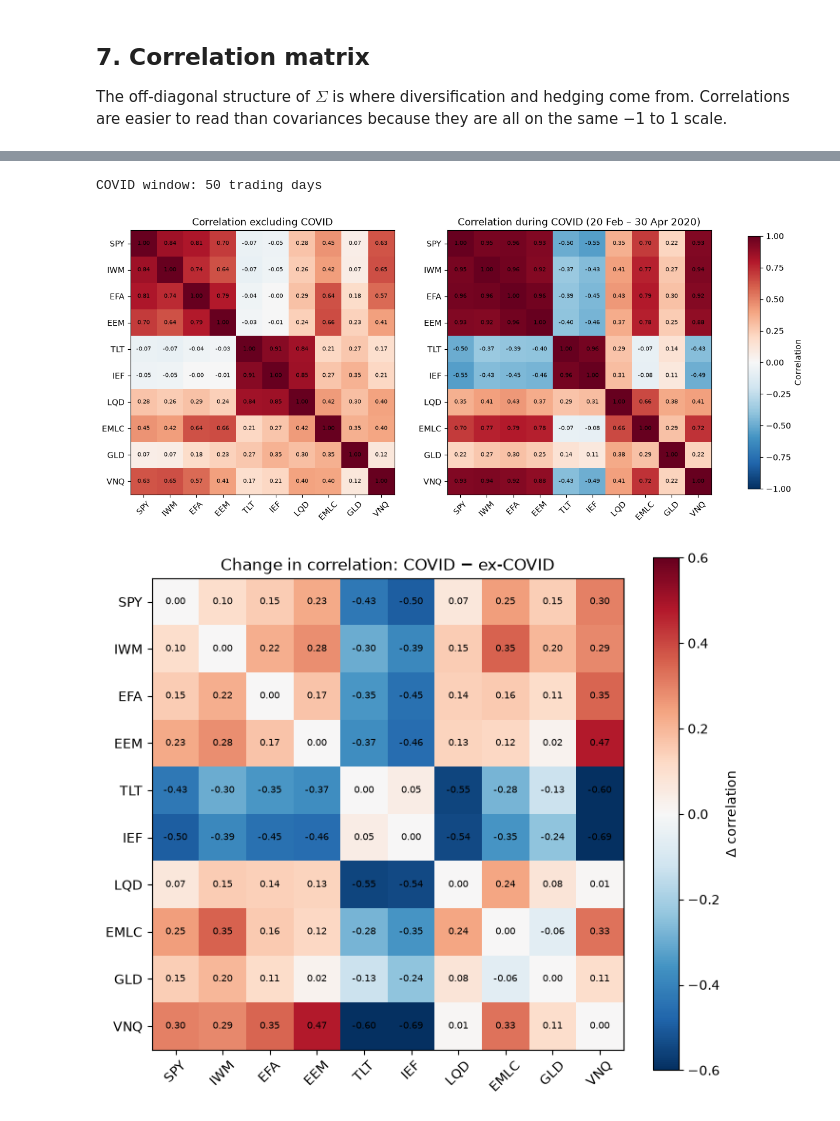
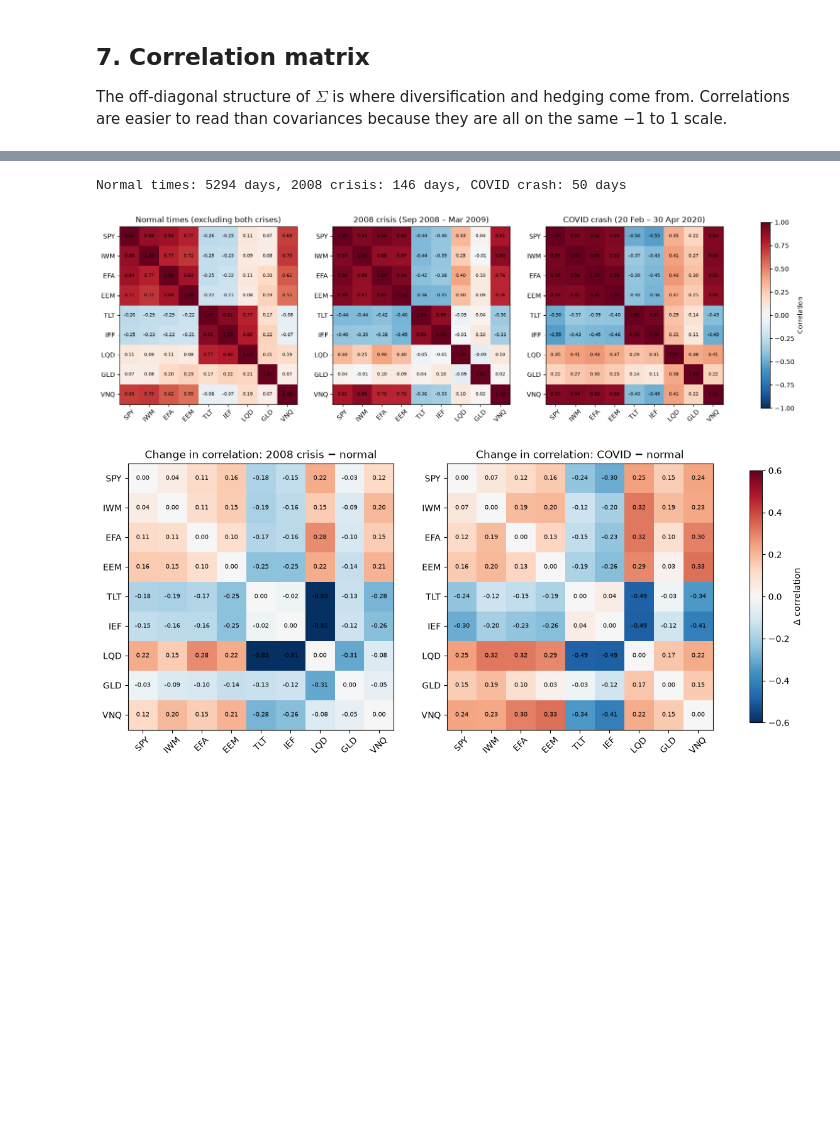
Before and after one commit to juanciro-commits/Portfolio-Allocation-Project, a Jupyter notebook: portfolio_data_pipeline.ipynb, the cells around one changed output, grey strips where cells are left out. Cells and saved outputs as stored; diff of their text form; code cells hidden in the pictures; blank space fills up the shorter version.

```diff
--- a/portfolio_data_pipeline.ipynb
+++ b/portfolio_data_pipeline.ipynb
@@ -152,0 +156,19 @@ Sample skewness and kurtosis are driven by a handful of extreme days. To see how
+# %%
+gfc = (returns.index >= "2008-09-01") & (returns.index <= "2009-03-31")
+covid = (returns.index >= "2020-02-20") & (returns.index <= "2020-04-30")
+print(f"2008 crisis window: {gfc.sum()} days, COVID window: {covid.sum()} days")
+
+# How kurtosis and skewness change when each crisis is removed
+samples = {
+    "full": returns,
+    "ex_2008": returns[~gfc],
+    "ex_covid": returns[~covid],
+    "ex_both": returns[~(gfc | covid)],
+}
+kurtosis = pd.DataFrame({name: r.kurt() for name, r in samples.items()})
+skewness = pd.DataFrame({name: r.skew() for name, r in samples.items()})
+print("Excess kurtosis:")
+print(kurtosis.round(2))
+print()
+print("Skewness:")
+print(skewness.round(3))
@@ -242,37 +282,39 @@ The analysis has three parts:
 3. **Rolling 6-month correlation between SPY and TLT**, to check whether the stock–bond relationship is stable over time or changes across market regimes.
 # %%
-covid = (returns.index >= "2020-02-20") & (returns.index <= "2020-04-30")
+normal = ~(gfc | covid)
+corr_normal = returns[normal].corr()
+corr_gfc = returns[gfc].corr()
 corr_covid = returns[covid].corr()
-corr_ex = returns[~covid].corr()
-corr_diff = corr_covid - corr_ex
 
-print(f"COVID window: {covid.sum()} trading days")
+print(f"Normal times: {normal.sum()} days, 2008 crisis: {gfc.sum()} days, COVID crash: {covid.sum()} days")
 
 def plot_corr(ax, m, title, vmin=-1, vmax=1):
     im = ax.imshow(m, cmap="RdBu_r", vmin=vmin, vmax=vmax)
     ax.set_xticks(range(K))
     ax.set_yticks(range(K))
     ax.set_xticklabels(tickers, rotation=45)
     ax.set_yticklabels(tickers)
     for i in range(K):
         for j in range(K):
             ax.text(j, i, f"{m.iloc[i, j]:.2f}", ha="center", va="center", fontsize=7)
     ax.set_title(title)
     return im
 
-# 1) Ex-COVID vs COVID only
-fig, axes = plt.subplots(1, 2, figsize=(16, 7))
-plot_corr(axes[0], corr_ex, "Correlation excluding COVID")
-im = plot_corr(axes[1], corr_covid, "Correlation during COVID (20 Feb – 30 Apr 2020)")
+# 1) Normal times vs each crisis
+fig, axes = plt.subplots(1, 3, figsize=(21, 6.5))
+plot_corr(axes[0], corr_normal, "Normal times (excluding both crises)")
+plot_corr(axes[1], corr_gfc, "2008 crisis (Sep 2008 – Mar 2009)")
+im = plot_corr(axes[2], corr_covid, "COVID crash (20 Feb – 30 Apr 2020)")
 fig.colorbar(im, ax=axes, label="Correlation", shrink=0.8)
 plt.show()
 
-# 2) Difference: what changed during the crisis
-fig, ax = plt.subplots(figsize=(8, 7))
-im = plot_corr(ax, corr_diff, "Change in correlation: COVID − ex-COVID", vmin=-0.6, vmax=0.6)
-fig.colorbar(im, ax=ax, label="Δ correlation")
+# 2) Differences: what changed during each crisis
+fig, axes = plt.subplots(1, 2, figsize=(15, 6.5))
+plot_corr(axes[0], corr_gfc - corr_normal, "Change in correlation: 2008 crisis − normal", vmin=-0.6, vmax=0.6)
+im = plot_corr(axes[1], corr_covid - corr_normal, "Change in correlation: COVID − normal", vmin=-0.6, vmax=0.6)
+fig.colorbar(im, ax=axes, label="Δ correlation", shrink=0.8)
 plt.show()
 # %% [output]
-COVID window: 50 trading days
+Normal times: 5294 days, 2008 crisis: 146 days, COVID crash: 50 days
-[figure, old version]
+[figure, new version]
-[figure, old version]
+[figure, new version]
```
Also changed, not shown: parts of 23 cells of this notebook, 7 other files.
